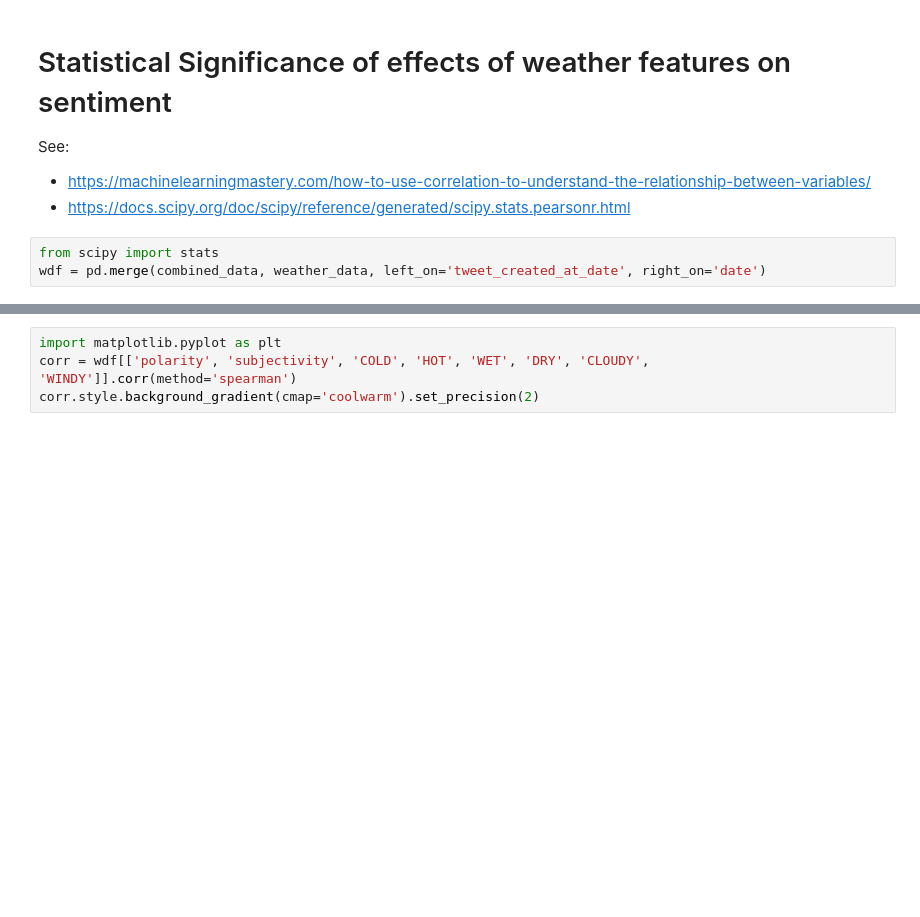
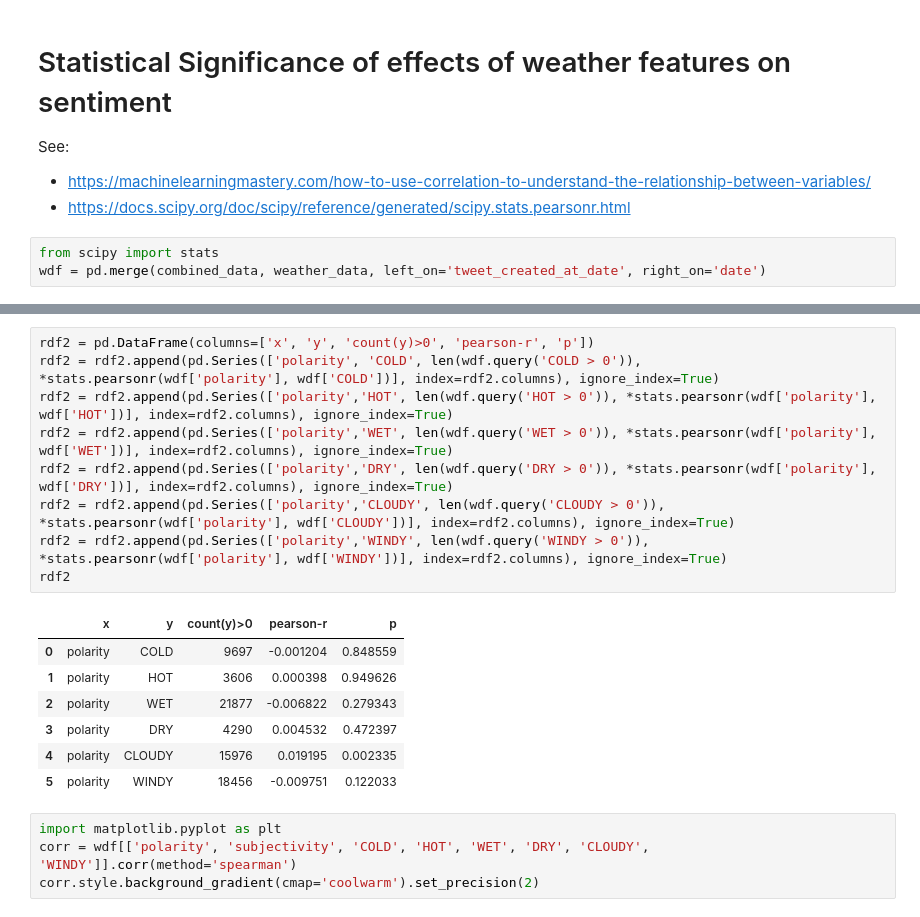
Before and after one commit to johnstcn/cs7is4group4, a Jupyter notebook: colab-notebook/TA_G4.ipynb, the cells around one changed output, grey strips where cells are left out. Cells and saved outputs as stored; diff of their text form; blank space fills up the shorter version.

```diff
--- a/colab-notebook/TA_G4.ipynb
+++ b/colab-notebook/TA_G4.ipynb
@@ -721,3 +721,20 @@ rdf
+# %%
+rdf2 = pd.DataFrame(columns=['x', 'y', 'count(y)>0', 'pearson-r', 'p'])
+rdf2 = rdf2.append(pd.Series(['polarity', 'COLD', len(wdf.query('COLD > 0')), *stats.pearsonr(wdf['polarity'], wdf['COLD'])], index=rdf2.columns), ignore_index=True)
+rdf2 = rdf2.append(pd.Series(['polarity','HOT', len(wdf.query('HOT > 0')), *stats.pearsonr(wdf['polarity'], wdf['HOT'])], index=rdf2.columns), ignore_index=True)
+rdf2 = rdf2.append(pd.Series(['polarity','WET', len(wdf.query('WET > 0')), *stats.pearsonr(wdf['polarity'], wdf['WET'])], index=rdf2.columns), ignore_index=True)
+rdf2 = rdf2.append(pd.Series(['polarity','DRY', len(wdf.query('DRY > 0')), *stats.pearsonr(wdf['polarity'], wdf['DRY'])], index=rdf2.columns), ignore_index=True)
+rdf2 = rdf2.append(pd.Series(['polarity','CLOUDY', len(wdf.query('CLOUDY > 0')), *stats.pearsonr(wdf['polarity'], wdf['CLOUDY'])], index=rdf2.columns), ignore_index=True)
+rdf2 = rdf2.append(pd.Series(['polarity','WINDY', len(wdf.query('WINDY > 0')), *stats.pearsonr(wdf['polarity'], wdf['WINDY'])], index=rdf2.columns), ignore_index=True)
+rdf2
+# %% [output]
+|  | x | y | count(y)>0 | pearson-r | p |
+| 0 | polarity | COLD | 9697 | -0.001204 | 0.848559 |
+| 1 | polarity | HOT | 3606 | 0.000398 | 0.949626 |
+| 2 | polarity | WET | 21877 | -0.006822 | 0.279343 |
+| 3 | polarity | DRY | 4290 | 0.004532 | 0.472397 |
+| 4 | polarity | CLOUDY | 15976 | 0.019195 | 0.002335 |
+| 5 | polarity | WINDY | 18456 | -0.009751 | 0.122033 |
 # %%
 import matplotlib.pyplot as plt
 corr = wdf[['polarity', 'subjectivity', 'COLD', 'HOT', 'WET', 'DRY', 'CLOUDY', 'WINDY']].corr(method='spearman')
```
Also changed, not shown: parts of 2 cells of this notebook.
